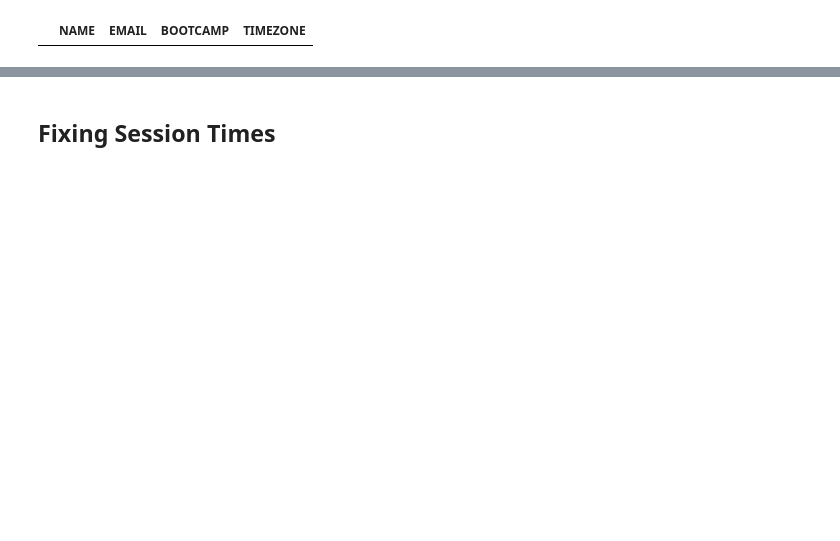
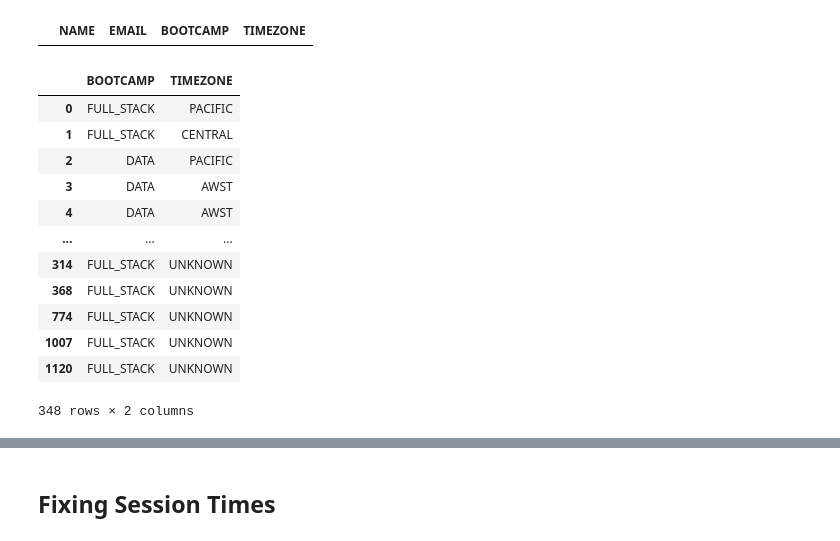
Before and after one commit to de-mark/tutoring_dashboard, a Jupyter notebook: src/data/data_cleaning.ipynb, the cells around one changed output, grey strips where cells are left out. Cells and saved outputs as stored; diff of their text form; code cells hidden in the pictures; blank space fills up the shorter version.

```diff
--- a/src/data/data_cleaning.ipynb
+++ b/src/data/data_cleaning.ipynb
@@ -158,6 +167,31 @@ students.iloc[:, 2:]
 students[students.BOOTCAMP.isna()]
 # %% [output]
 |  | NAME | EMAIL | BOOTCAMP | TIMEZONE |
+# %%
+# When I first started (as a full stack tutor), there were several students that I lacked data on
+# I'm filling those in here so that the numbers reflect the actual sessions
+check_old_students = past_sessions.merge(students, how="left", on="EMAIL", suffixes=["_SESS", "_STU"])
+old_not_graduated_students = check_old_students.loc[check_old_students["BOOTCAMP"].isna(), ["NAME_SESS", "EMAIL"]]
+old_not_graduated_students["BOOTCAMP"] = "FULL_STACK"
+old_not_graduated_students["TIMEZONE"] = "UNKNOWN"
+old_not_graduated_students.columns = student_column_rename
+students = pd.concat([students, old_not_graduated_students], axis=0)
+# I'm not displaying the name or email here for privacy purposes
+students.iloc[:,2:]
+# %% [output]
+|  | BOOTCAMP | TIMEZONE |
+| 0 | FULL_STACK | PACIFIC |
+| 1 | FULL_STACK | CENTRAL |
+| 2 | DATA | PACIFIC |
+| 3 | DATA | AWST |
+| 4 | DATA | AWST |
+| ... | ... | ... |
+| 314 | FULL_STACK | UNKNOWN |
+| 368 | FULL_STACK | UNKNOWN |
+| 774 | FULL_STACK | UNKNOWN |
+| 1007 | FULL_STACK | UNKNOWN |
+| 1120 | FULL_STACK | UNKNOWN |
+348 rows × 2 columns
 # %%
 # We're using Label Encoder to quickly generate an ID for the students
 # Occasionally, while working in the old system, I subbed for other tutors
```
Also changed, not shown: parts of 16 cells of this notebook, 5 other files.
